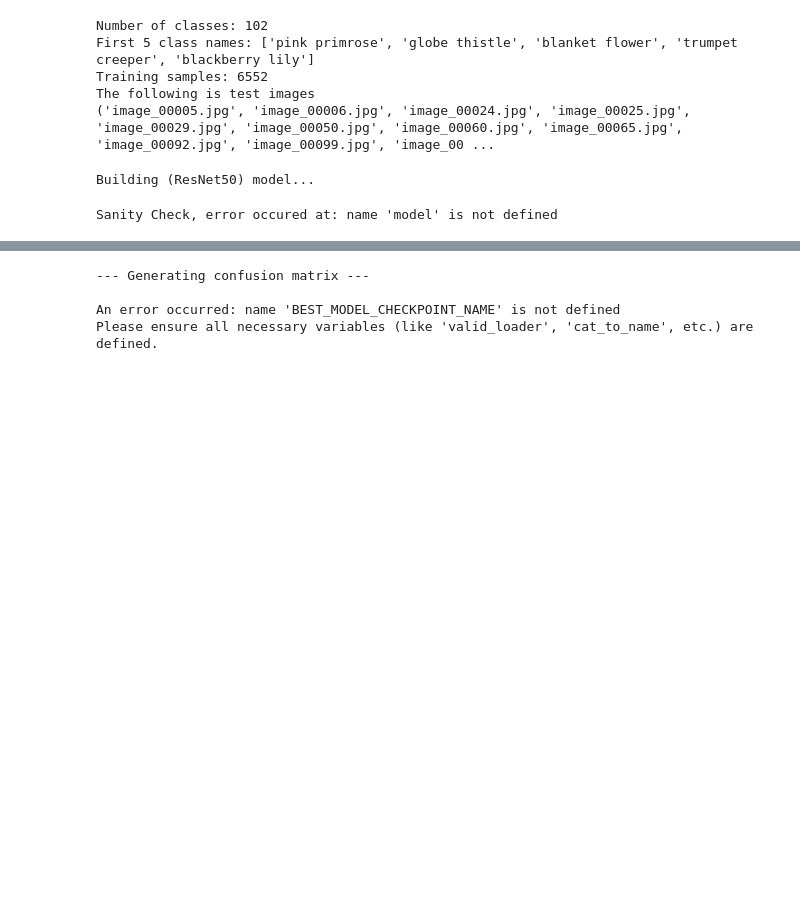
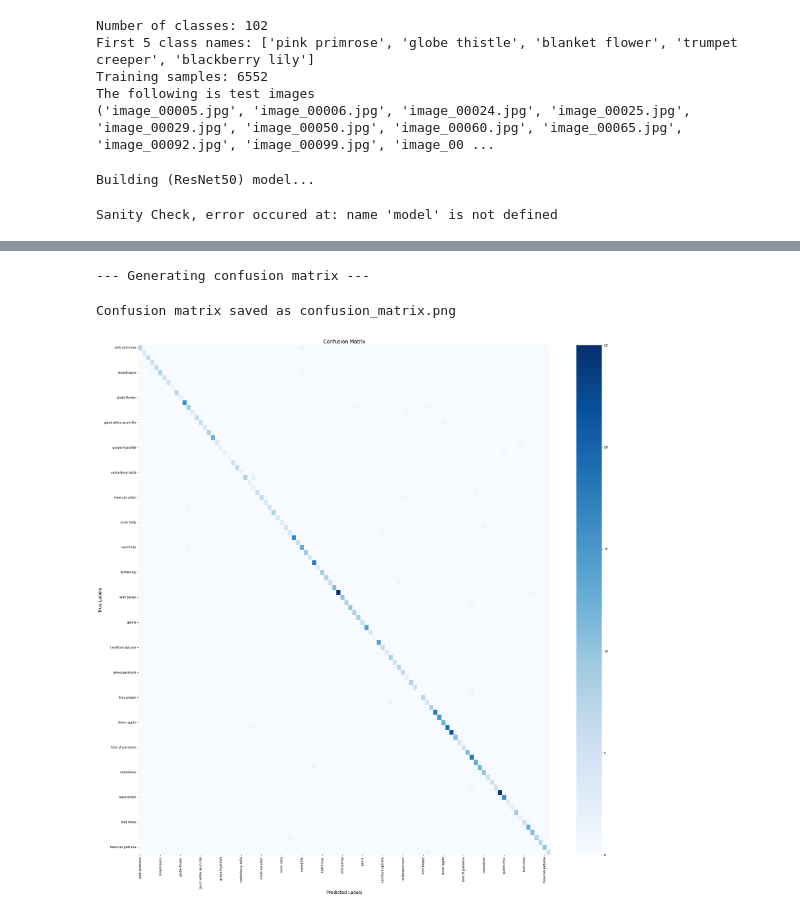
Before and after one commit to WengHongChua/DLYear2Sem3, a Jupyter notebook: aFreshNewStart.ipynb, the cells around one changed output, grey strips where cells are left out. Saved outputs shown, nothing was run; the diff lists cells and outputs as text; code cells hidden in the pictures; blank space fills up the shorter version.

```diff
--- a/aFreshNewStart.ipynb
+++ b/aFreshNewStart.ipynb
@@ -539,11 +507,11 @@ Confusion matrix saved as confusion_matrix_fresh.png
 # %%
-# --- 2. Generate and Plot Confusion Matrix ---
+# 2. Generate and Plot Confusion Matrix
 print("--- Generating confusion matrix ---")
 try:
     # Load the best model checkpoint
-    # Note: Ensure the model architecture is defined (run the build_model cell first)
+    # run the build_model cell first) the one on top
     model = build_model(num_classes=NUM_CLASSES, freeze_backbone=False)
-    checkpoint = torch.load(BEST_MODEL_CHECKPOINT_NAME)
+    checkpoint = torch.load("best_model_checkpoint_fresh.pth")
     model.load_state_dict(checkpoint['model_state_dict'])
     model.to(device)
     model.eval() # Set the model to evaluation mode
@@ -574,37 +542,36 @@ try:
     plt.ylabel("True Labels", fontsize=14)
     plt.title("Confusion Matrix", fontsize=16)
 
     # To make labels more readable on a large matrix, show every 5th label
     tick_spacing = 5
     plt.xticks(
         ticks=np.arange(len(readable_names))[::tick_spacing] + 0.5,
         labels=readable_names[::tick_spacing],
         rotation=90,
         ha='center'
     )
     plt.yticks(
         ticks=np.arange(len(readable_names))[::tick_spacing] + 0.5,
         labels=readable_names[::tick_spacing],
         rotation=0,
         va='center'
     )
 
     plt.tight_layout()
     plt.savefig("confusion_matrix.png")
     print("\nConfusion matrix saved as confusion_matrix.png")
     plt.show()
 
 except FileNotFoundError:
     print("\nCould not generate confusion matrix: 'best_model_checkpoint.pth' not found.")
-    print("Please make sure you have successfully completed at least one epoch of training.")
+    print("make sure at least successfully completed at least one epoch of training.")
 except NameError as e:
     print(f"\nAn error occurred: {e}")
     print("Please ensure all necessary variables (like 'valid_loader', 'cat_to_name', etc.) are defined.")
 # %% [output]
 --- Generating confusion matrix ---
-
-An error occurred: name 'BEST_MODEL_CHECKPOINT_NAME' is not defined
-Please ensure all necessary variables (like 'valid_loader', 'cat_to_name', etc.) are defined.
+Confusion matrix saved as confusion_matrix.png
+[figure, added]
 # %%
 def plot_training_history(history):
     fig, (ax1, ax2) = plt.subplots(1, 2, figsize=(18, 6))
```
Also changed, not shown: parts of 4 cells of this notebook, 12 other files.
